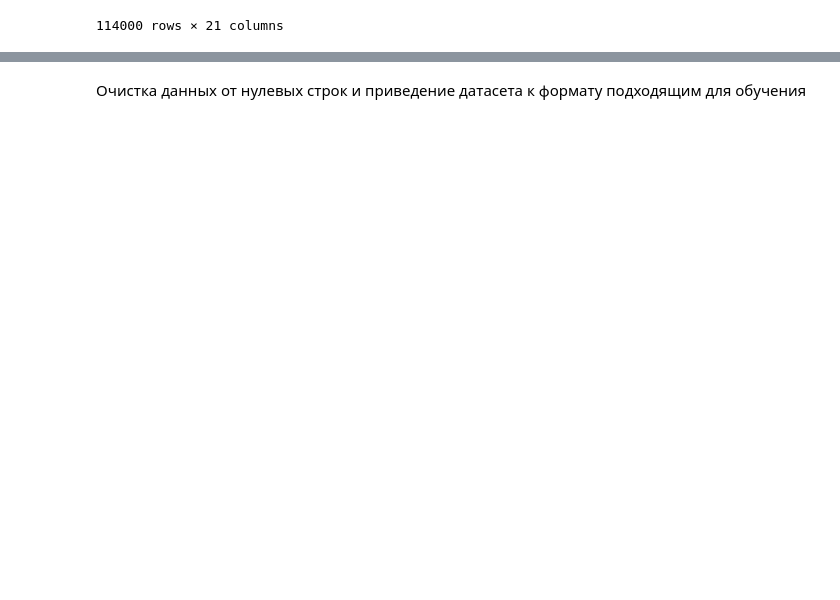
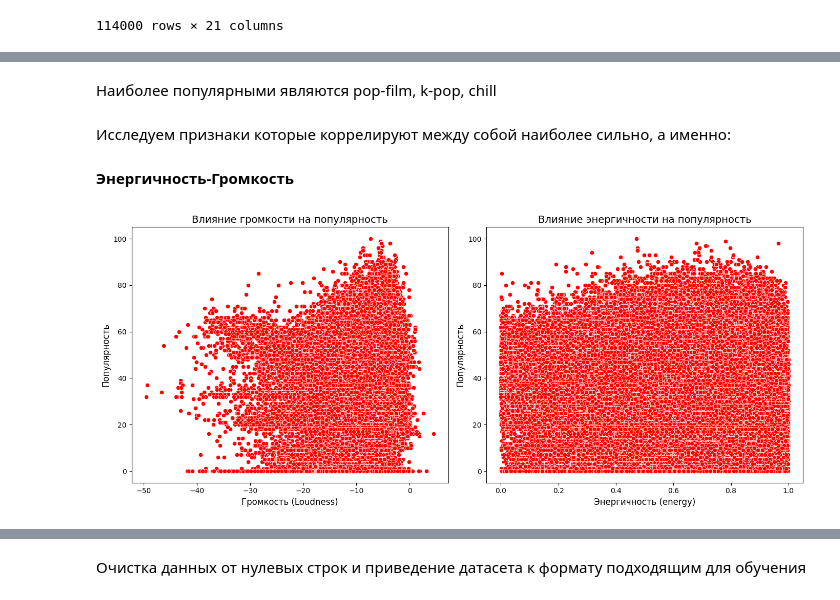
Before and after one commit to delilit/Spotify, a Jupyter notebook: songsP.ipynb, the cells around one changed output, grey strips where cells are left out. Drawn from its saved outputs; the diff is of its cells as text; code cells hidden in the pictures; blank space fills up the shorter version.

```diff
--- a/songsP.ipynb
+++ b/songsP.ipynb
@@ -53,0 +190,25 @@ data
+# %% [markdown]
+Наиболее популярными являются pop-film, k-pop, chill
+# %% [markdown]
+Исследуем признаки которые коррелируют между собой наиболее сильно, а именно:
+# %% [markdown]
+**Энергичность-Громкость**
+# %%
+plt.figure(figsize=(14, 6))
+
+plt.subplot(1, 2, 1)
+sns.scatterplot(x=data['loudness'], y=data['popularity'], color='r')
+plt.title('Влияние громкости на популярность', fontsize=14)
+plt.xlabel('Громкость (Loudness)', fontsize=12)
+plt.ylabel('Популярность', fontsize=12)
+
+plt.subplot(1, 2, 2)
+sns.scatterplot(x=data['energy'], y=data['popularity'], color='r')
+plt.title('Влияние энергичности на популярность', fontsize=14)
+plt.xlabel('Энергичность (energy)', fontsize=12)
+plt.ylabel('Популярность', fontsize=12)
+
+plt.tight_layout()
+plt.show()
+# %% [output]
+[figure, added]
```
Also changed, not shown: parts of 88 cells of this notebook.
